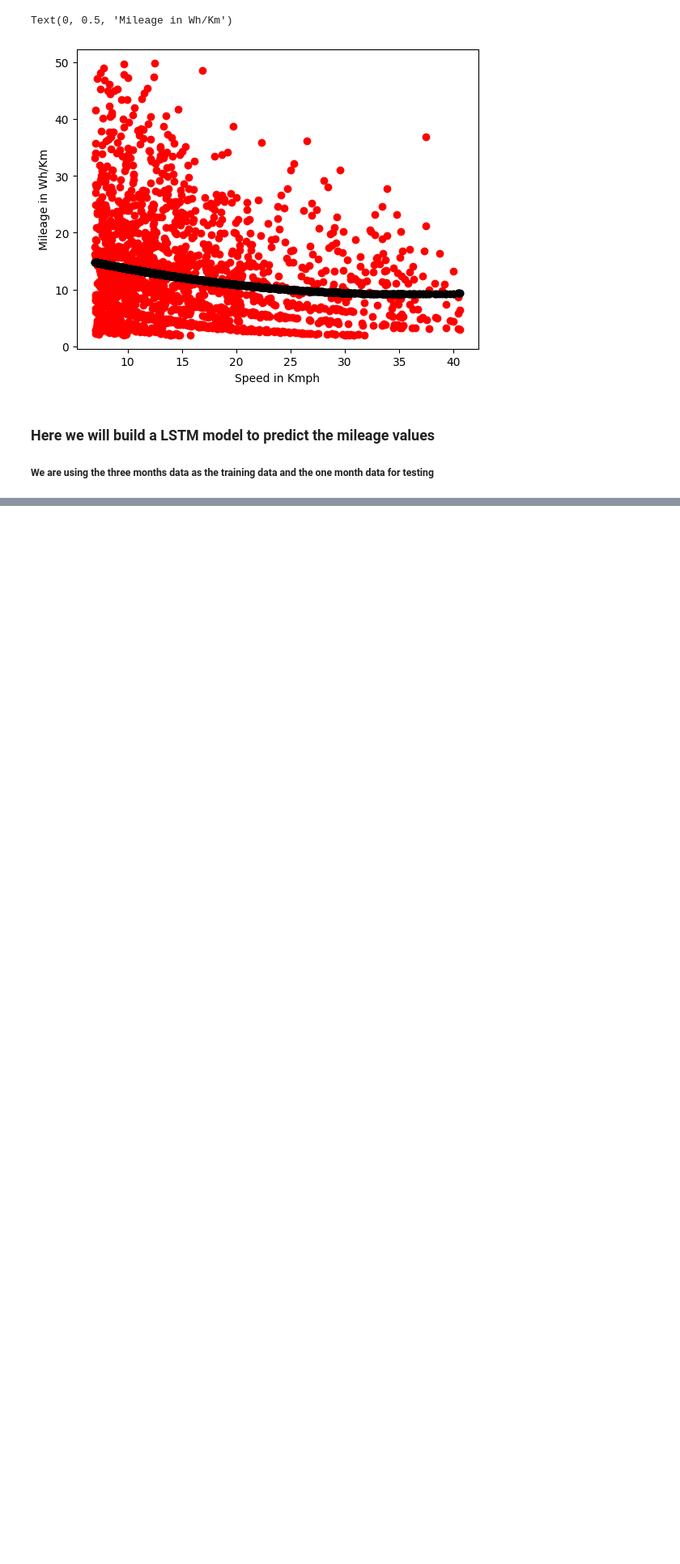
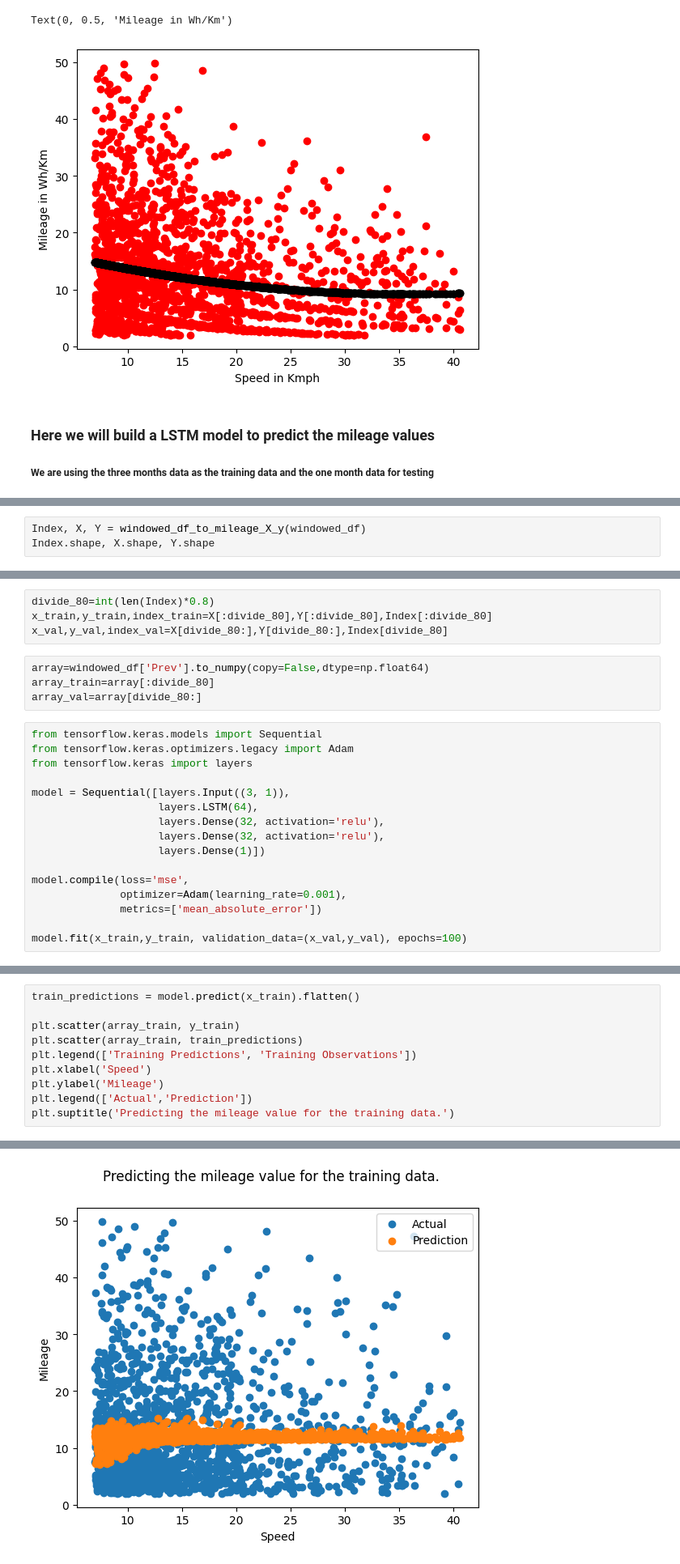
Before and after one commit to codewithyouwan/Range, a Jupyter notebook: mileage.ipynb, the cells around one changed output, grey strips where cells are left out. Shown: that part at 81% size. Drawn from its saved outputs; the diff is of its cells as text; blank space fills up the shorter version.

Commit message:
Added the LSTM model part

```diff
--- a/mileage.ipynb
+++ b/mileage.ipynb
@@ -283,0 +370,3 @@ Text(0, 0.5, 'Mileage in Wh/Km')
+# %%
+Index, X, Y = windowed_df_to_mileage_X_y(windowed_df)
+Index.shape, X.shape, Y.shape
@@ -283,0 +375,24 @@ Text(0, 0.5, 'Mileage in Wh/Km')
+# %%
+divide_80=int(len(Index)*0.8)
+x_train,y_train,index_train=X[:divide_80],Y[:divide_80],Index[:divide_80]
+x_val,y_val,index_val=X[divide_80:],Y[divide_80:],Index[divide_80]
+# %%
+array=windowed_df['Prev'].to_numpy(copy=False,dtype=np.float64)
+array_train=array[:divide_80]
+array_val=array[divide_80:]
+# %%
+from tensorflow.keras.models import Sequential
+from tensorflow.keras.optimizers.legacy import Adam
+from tensorflow.keras import layers
+
+model = Sequential([layers.Input((3, 1)),
+                    layers.LSTM(64),
+                    layers.Dense(32, activation='relu'),
+                    layers.Dense(32, activation='relu'),
+                    layers.Dense(1)])
+
+model.compile(loss='mse',
+              optimizer=Adam(learning_rate=0.001),
+              metrics=['mean_absolute_error'])
+
+model.fit(x_train,y_train, validation_data=(x_val,y_val), epochs=100)
@@ -283,0 +422,11 @@ Text(0, 0.5, 'Mileage in Wh/Km')
+# %%
+train_predictions = model.predict(x_train).flatten()
+
+plt.scatter(array_train, y_train)
+plt.scatter(array_train, train_predictions)
+plt.legend(['Training Predictions', 'Training Observations'])
+plt.xlabel('Speed')
+plt.ylabel('Mileage')
+plt.legend(['Actual','Prediction'])
+plt.suptitle('Predicting the mileage value for the training data.')
+# %% [output]
@@ -283,0 +435 @@ Text(0, 0.5, 'Mileage in Wh/Km')
+[figure, added]
```
Also changed, not shown: parts of 19 cells of this notebook.
